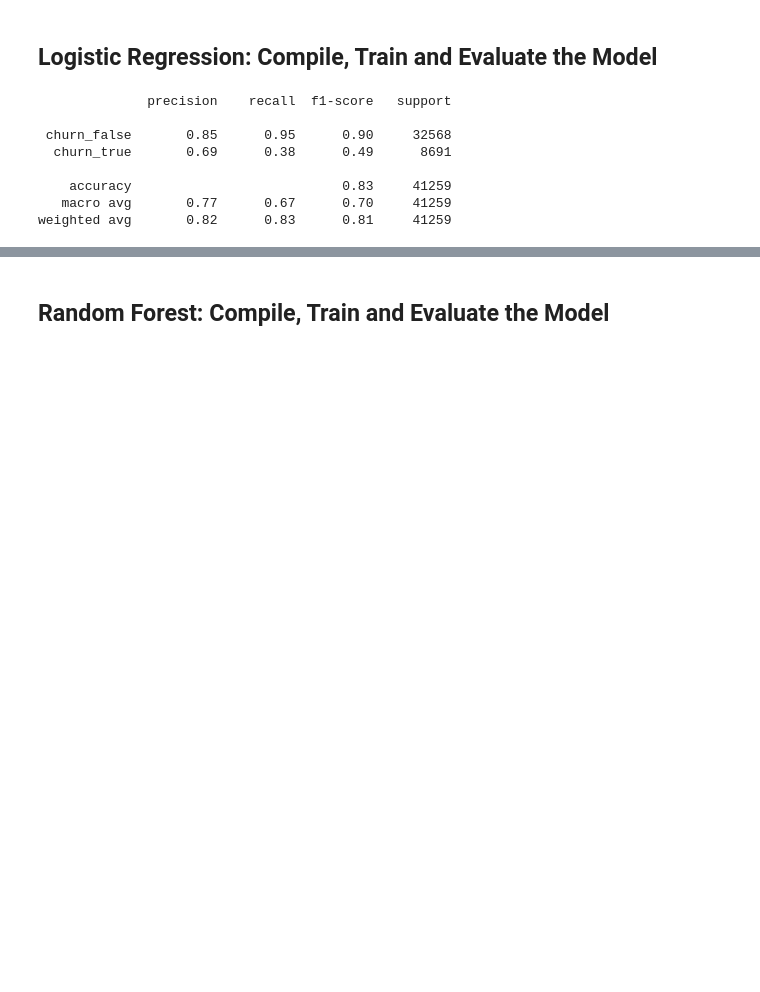
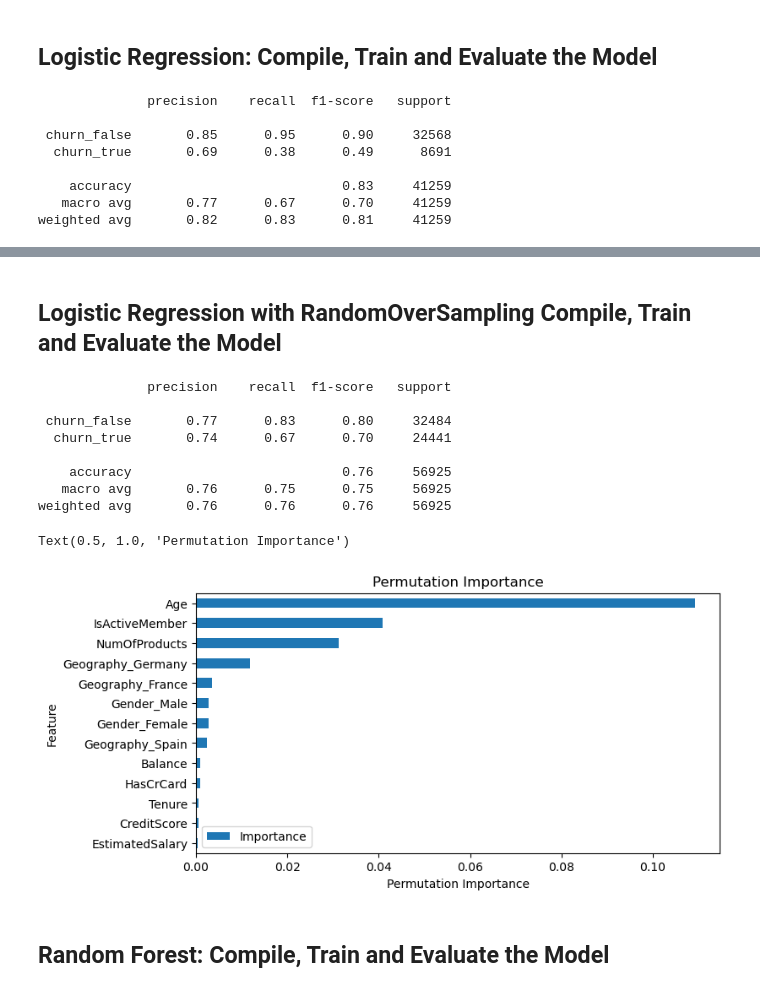
Before and after one commit to jlawrence16/project_four, a Jupyter notebook: Justin/etl_ml.ipynb, the cells around one changed output, grey strips where cells are left out. Saved outputs shown, nothing was run; the diff lists cells and outputs as text; code cells hidden in the pictures; blank space fills up the shorter version.

```diff
--- a/Justin/etl_ml.ipynb
+++ b/Justin/etl_ml.ipynb
@@ -154,3 +175,69 @@ weighted avg       0.82      0.83      0.81     41259
+# %% [markdown]
+## Logistic Regression with RandomOverSampling Compile, Train and Evaluate the Model
+# %%
+# Split our preprocessed data into our features and target arrays
+X = df.drop('Exited', axis = "columns")
+y = df['Exited']
+
+# Define oversampling strategy
+oversample = RandomOverSampler(sampling_strategy=0.75)
+
+# Fit and apply the transform
+X_over, y_over = oversample.fit_resample(X, y)
+
+# Split the preprocessed data into a training and testing dataset
+X_train, X_test, y_train, y_test = train_test_split(X_over, y_over, random_state=78)
+
+# Create a StandardScaler instances
+scaler = StandardScaler()
+
+# Fit the StandardScaler
+X_scaler = scaler.fit(X_train)
+
+# Scale the data
+X_train_scaled = X_scaler.transform(X_train)
+X_test_scaled = X_scaler.transform(X_test)
+
+# create logistic regression model instance
+classifier = LogisticRegression(solver='lbfgs', random_state=1)
+
+# Train the data
+classifier.fit(X_train_scaled, y_train)
+
+# Make a prediction using the testing data
+predictions = classifier.predict(X_test_scaled)
+
+# Generate a confusion matrix for the model
+confusion_matrix(y_test, predictions)
+
+# Print the classification report for the model
+target_names = ["churn_false", "churn_true"]
+print(classification_report(y_test, predictions, target_names=target_names))
+
+# checking feature importance
+
+result = permutation_importance(classifier, X_test_scaled, y_test, n_repeats=10, random_state=42)
+
+
+feature_importance = pd.DataFrame({'Feature': X.columns,
+                                   'Importance': result.importances_mean,})
+feature_importance = feature_importance.sort_values('Importance', ascending=True)
+
+
+ax = feature_importance.plot(x='Feature', y='Importance', kind='barh', figsize=(8, 4), capsize=4)
+ax.set_xlabel('Permutation Importance')
+ax.set_title('Permutation Importance')
+# %% [output]
+              precision    recall  f1-score   support
+
+ churn_false       0.77      0.83      0.80     32484
+  churn_true       0.74      0.67      0.70     24441
+
+    accuracy                           0.76     56925
+   macro avg       0.76      0.75      0.75     56925
+weighted avg       0.76      0.76      0.76     56925
+Text(0.5, 1.0, 'Permutation Importance')
+[figure, added]
 # %% [markdown]
 ## Random Forest: Compile, Train and Evaluate the Model
 # %%
```
Also changed, not shown: parts of 2 cells of this notebook.
